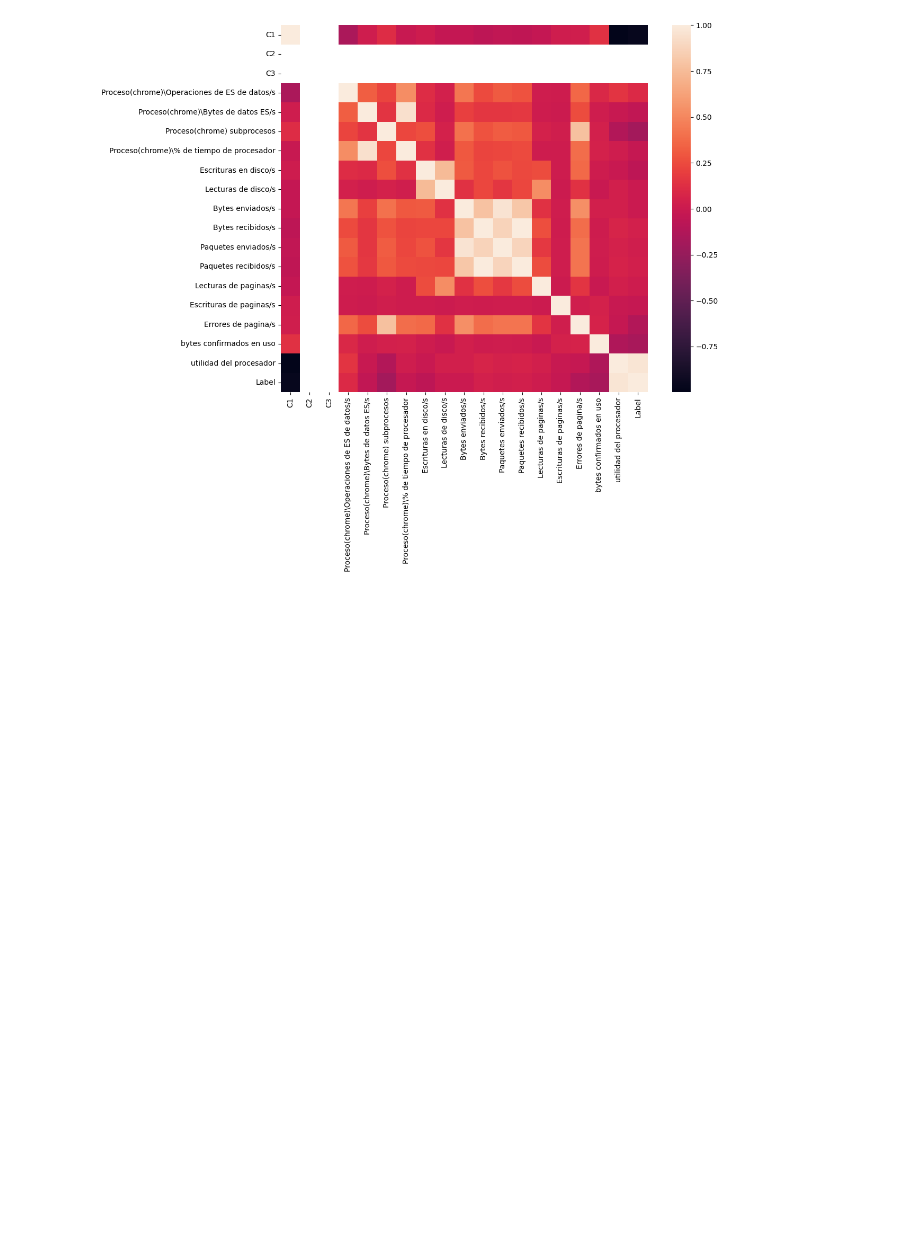
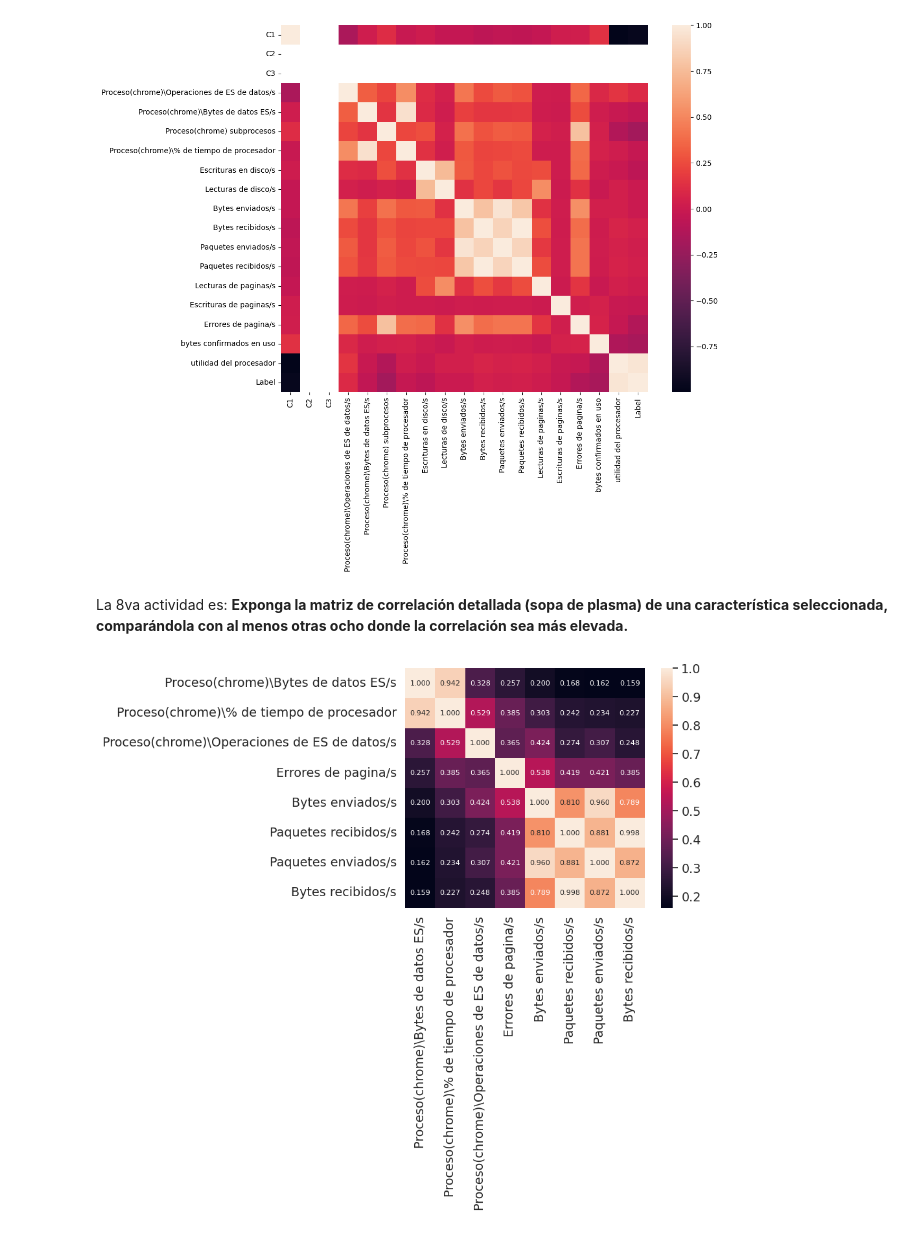
Before and after one commit to dannyasd/MineriaDeDatos, a Jupyter notebook: Copia_de_Lectura_5_(Ejercicio).ipynb, the cells around one changed output. Cells and saved outputs as stored; diff of their text form; code cells hidden in the pictures; blank space fills up the shorter version.

```diff
--- a/Copia_de_Lectura_5_(Ejercicio).ipynb
+++ b/Copia_de_Lectura_5_(Ejercicio).ipynb
@@ -277,3 +277,15 @@ sns.heatmap(corrmat, vmax=1, square=True);
 plt.savefig('corr.png',dpi=300)
 # %% [output]
 [figure]
+# %% [markdown]
+La 8va actividad es: <b>Exponga la matriz de correlación detallada (sopa de plasma) de una característica seleccionada, comparándola con al menos otras ocho donde la correlación sea más elevada.<b>
+# %%
+k = 8
+cols = corrmat.nlargest(k, 'Proceso(chrome)\Bytes de datos ES/s')['Proceso(chrome)\Bytes de datos ES/s'].index
+cm = np.corrcoef(data[cols].values.T)
+sns.set(font_scale=1.25)
+hm = sns.heatmap(cm, cbar=True, annot=True, square=True, fmt='.3f', annot_kws={'size':8}, yticklabels=cols.values, xticklabels=cols.values)
+plt.savefig('bolacristal.png',dpi=300)
+plt.show()
+# %% [output]
+[figure, added]
```
